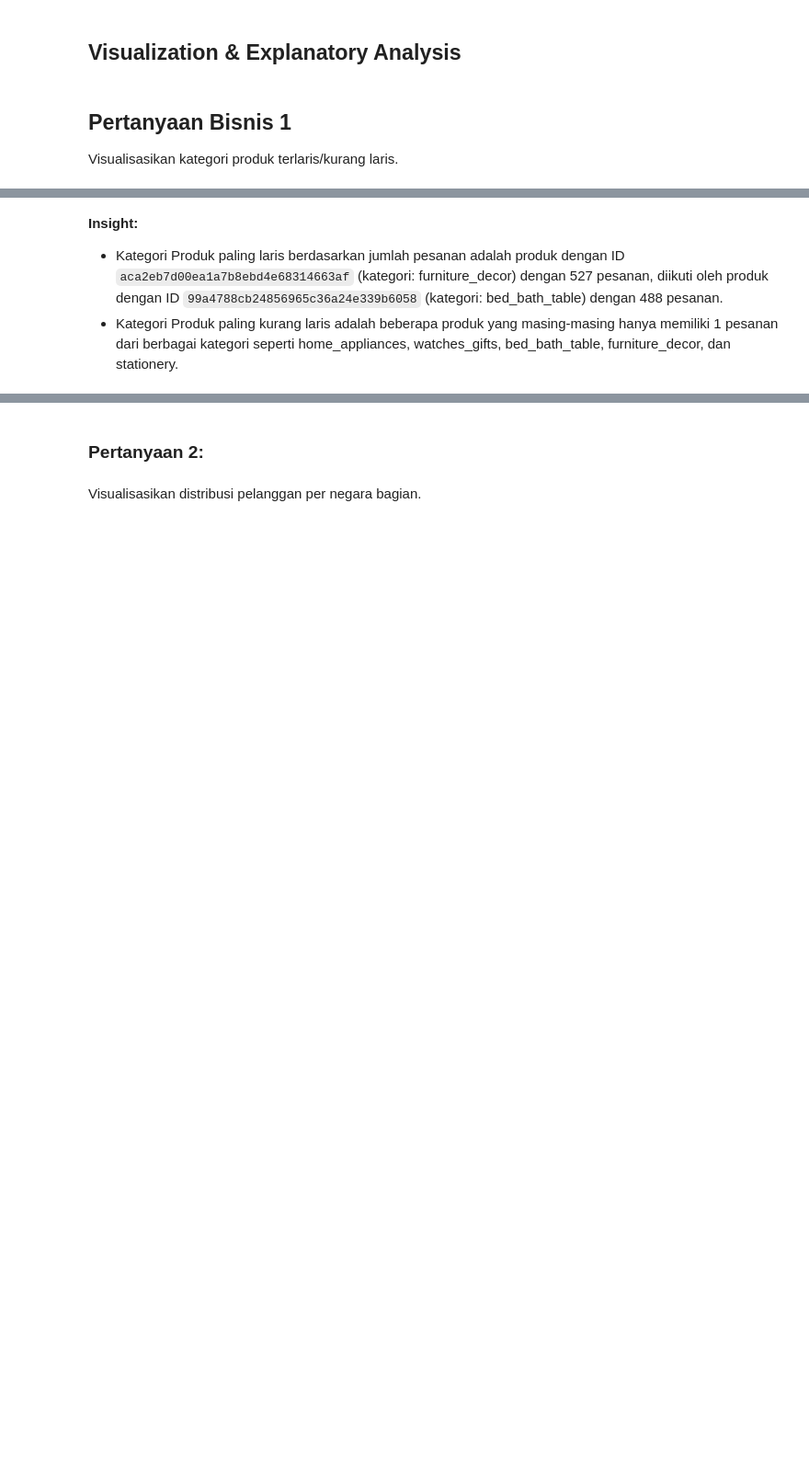
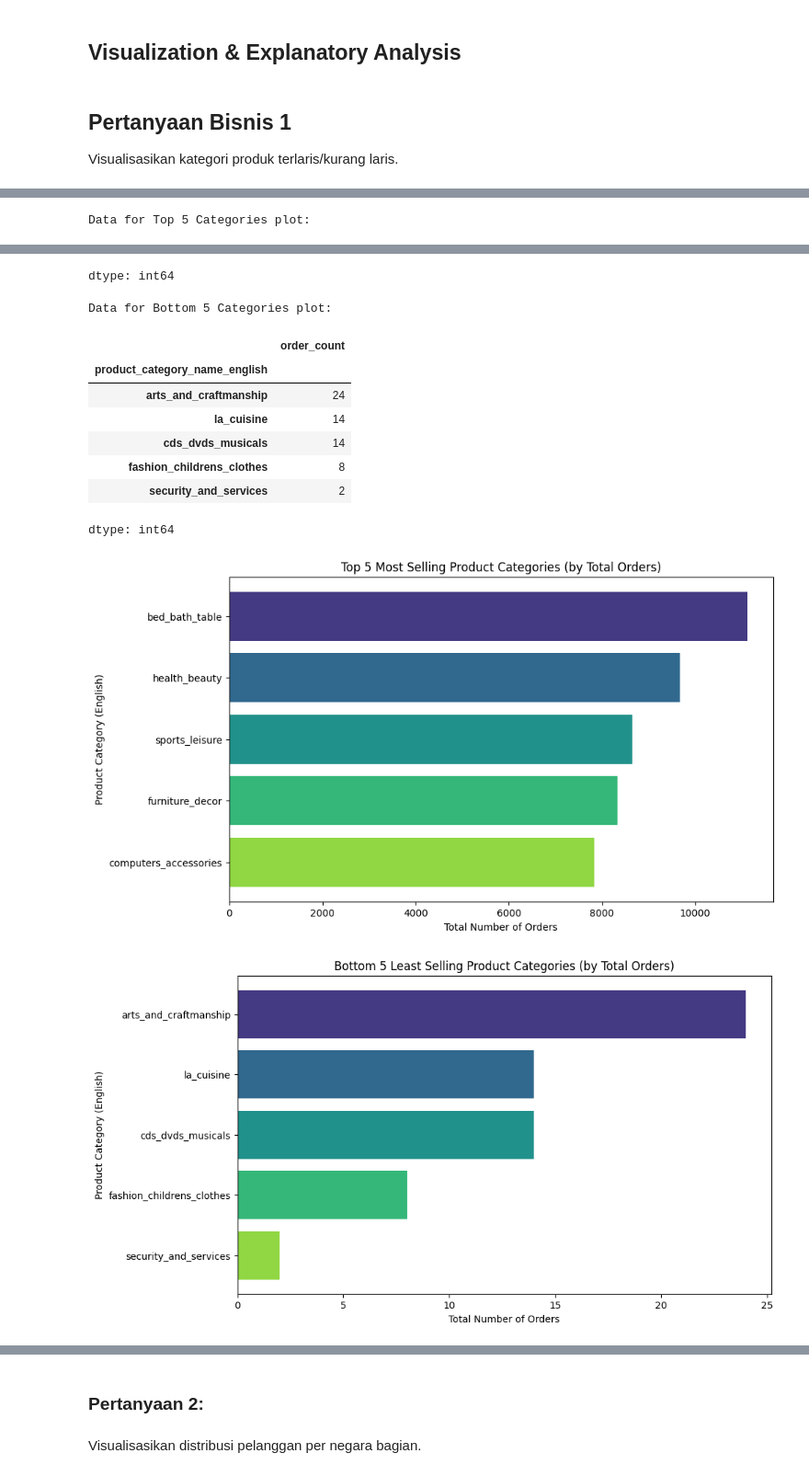
Before and after one commit to novrinidaulay/Dashboard-E-commerce-Mak-Tangguh, a Jupyter notebook: Proyek_Analisis_Data.ipynb, the cells around one changed output, grey strips where cells are left out. Shown at 92% size. Cells and saved outputs as stored; diff of their text form; code cells hidden in the pictures; blank space fills up the shorter version.

```diff
--- a/Proyek_Analisis_Data.ipynb
+++ b/Proyek_Analisis_Data.ipynb
@@ -480,4 +452,62 @@ Passing `palette` without assigning `hue` is deprecated and will be removed in v
-# %% [markdown]
-**Insight:**
-- Kategori Produk paling laris berdasarkan jumlah pesanan adalah produk dengan ID `aca2eb7d00ea1a7b8ebd4e68314663af` (kategori: furniture\_decor) dengan 527 pesanan, diikuti oleh produk dengan ID `99a4788cb24856965c36a24e339b6058` (kategori: bed\_bath\_table) dengan 488 pesanan.
-- Kategori Produk paling kurang laris adalah beberapa produk yang masing-masing hanya memiliki 1 pesanan dari berbagai kategori seperti home\_appliances, watches\_gifts, bed\_bath\_table, furniture\_decor, dan stationery.
+# %%
+# Ensure product_order_counts is available (recalculate if needed)
+if 'product_order_counts' not in locals():
+    product_order_counts = orderitem_df['product_id'].value_counts()
+
+# Convert series to DataFrame for merging
+product_order_counts_df = product_order_counts.reset_index()
+product_order_counts_df.rename(columns={'index': 'product_id', 'count': 'order_count'}, inplace=True)
+
+# Merge with products_df to get product info including category name
+product_sales_info_df = pd.merge(
+    product_order_counts_df,
+    products_df[['product_id', 'product_category_name']], # Select only relevant columns
+    on='product_id',
+    how='left'
+)
+
+# Merge with translation data to get English category names
+product_sales_viz_df = pd.merge(
+    product_sales_info_df,
+    product_category_name_translation_df,
+    on='product_category_name',
+    how='left'
+)
+
+# Handle potential missing English category names if product_category_name was missing or not in translation
+product_sales_viz_df['product_category_name_english'].fillna('unknown', inplace=True)
+
+# Group by English category name and sum the order counts
+category_order_counts = product_sales_viz_df.groupby('product_category_name_english')['order_count'].sum().sort_values(ascending=False)
+
+# Get top 5 and bottom 5 categories for plotting
+top_selling_categories = category_order_counts.head(5)
+least_selling_categories = category_order_counts.tail(5)
+
+# Debugging: Print the data being plotted
+print("\nData for Top 5 Categories plot:")
+display(top_selling_categories)
+
+print("\nData for Bottom 5 Categories plot:")
+display(least_selling_categories)
+
+
+# Plotting using matplotlib for top 5 categories
+plt.figure(figsize=(10, 6))
+plt.barh(top_selling_categories.index, top_selling_categories.values, color=sns.color_palette('viridis', 5))
+plt.title('Top 5 Most Selling Product Categories (by Total Orders)')
+plt.xlabel('Total Number of Orders')
+plt.ylabel('Product Category (English)')
+plt.gca().invert_yaxis() # Invert y-axis to show the highest count at the top
+plt.show()
+
+# Plotting using matplotlib for bottom 5 categories
+plt.figure(figsize=(10, 6))
+plt.barh(least_selling_categories.index, least_selling_categories.values, color=sns.color_palette('viridis', 5))
+plt.title('Bottom 5 Least Selling Product Categories (by Total Orders)')
+plt.xlabel('Total Number of Orders')
+plt.ylabel('Product Category (English)')
+plt.gca().invert_yaxis() # Invert y-axis to show the lowest count at the top
+plt.show()
+# %% [output]
+Data for Top 5 Categories plot:
@@ -483,0 +527,12 @@ Passing `palette` without assigning `hue` is deprecated and will be removed in v
+dtype: int64
+Data for Bottom 5 Categories plot:
+|  | order_count |
+| product_category_name_english |  |
+| arts_and_craftmanship | 24 |
+| la_cuisine | 14 |
+| cds_dvds_musicals | 14 |
+| fashion_childrens_clothes | 8 |
+| security_and_services | 2 |
+dtype: int64
+[figure, added]
+[figure, added]
```
Also changed, not shown: parts of 5 cells of this notebook.
